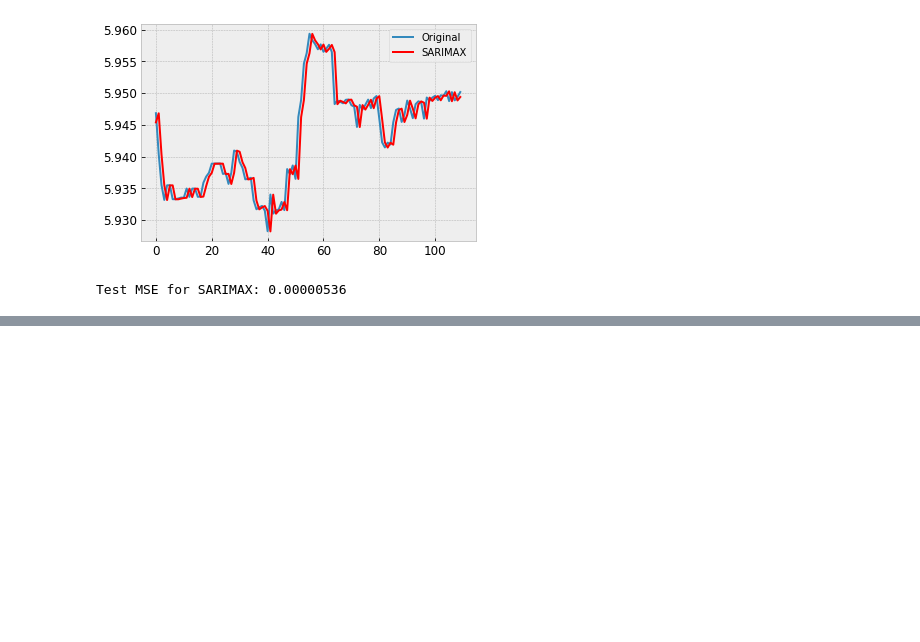
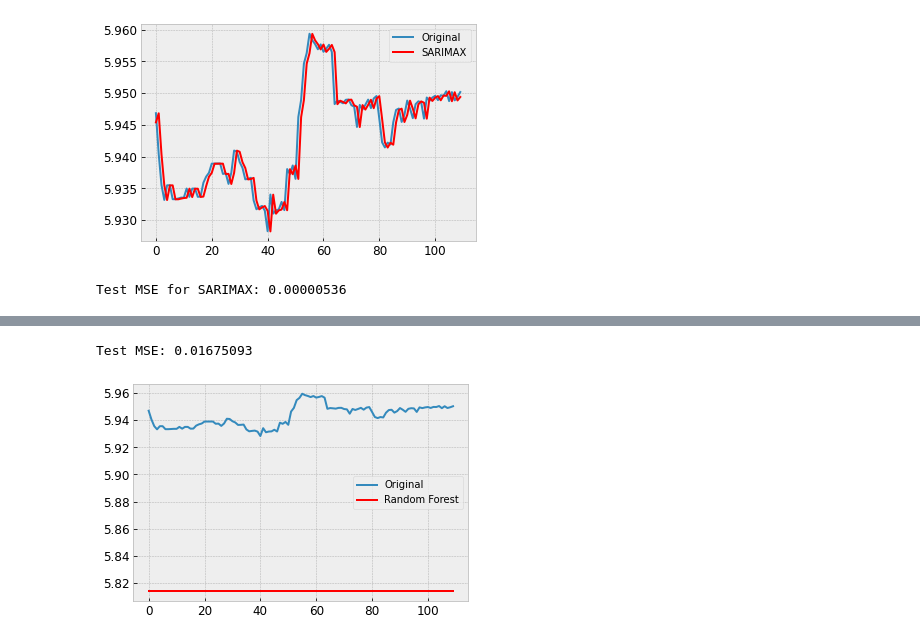
Before and after one commit to aburak256/Currency-with-Twitter, a Jupyter notebook: Project.ipynb, the cells around one changed output, grey strips where cells are left out. Drawn from its saved outputs; the diff is of its cells as text; code cells hidden in the pictures; blank space fills up the shorter version.

```diff
--- a/Project.ipynb
+++ b/Project.ipynb
@@ -696,0 +704,15 @@ X_train_df
+# %%
+reg = RandomForestRegressor(max_depth=2, random_state=0)
+reg.fit(X_train, y_train)
+yhat = reg.predict(X_test)
+resultsDict['Randomforest'] = evaluate(df_test.Rate, yhat)
+predictionsDict['Randomforest'] = yhat
+# %%
+plt.plot(df_test.Rate.values , label='Original')
+plt.plot(yhat,color='red',label='Random Forest')
+plt.legend()
+error = mean_squared_error(df_test.Rate, yhat)
+print('Test MSE: %.8f' % error)
+# %% [output]
+Test MSE: 0.01675093
+[figure, added]
```
Also changed, not shown: parts of 15 cells of this notebook.
